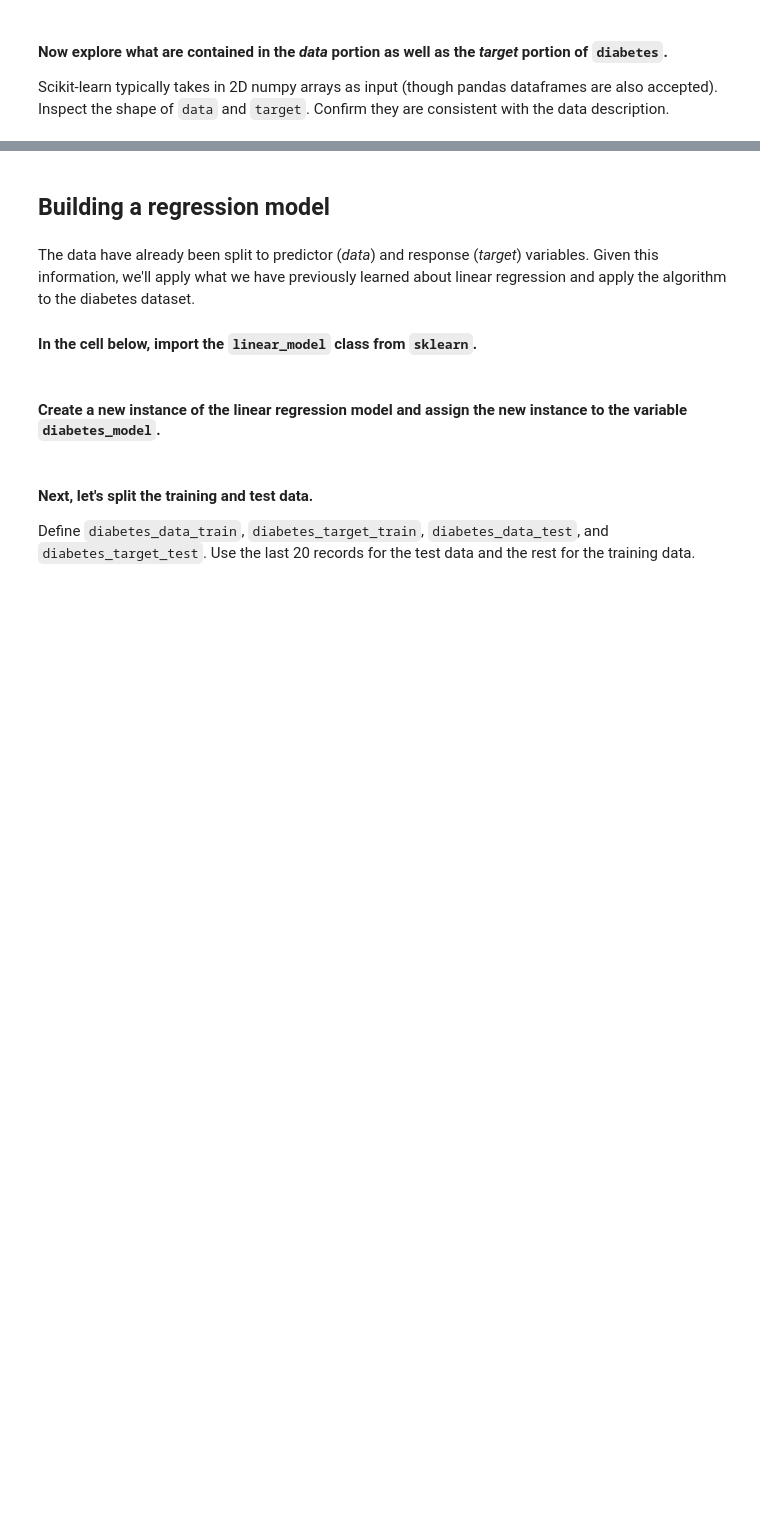
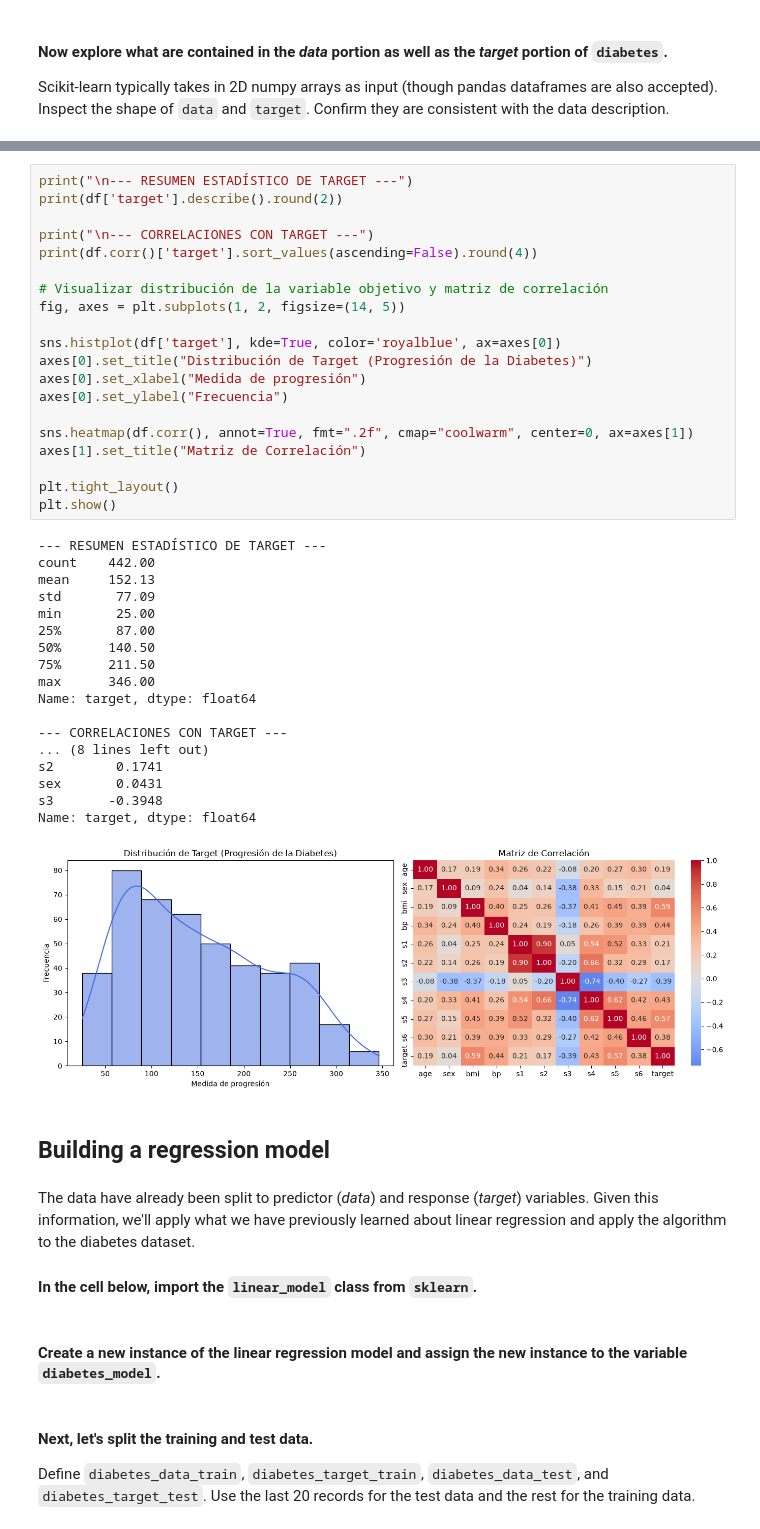
Before and after one commit to L4STR4/CURSO, a Jupyter notebook: 3-Machine_Learning/1-Supervisado/1-Regression/1-Linear_Regression/ejercicios/2 Diabetes.ipynb, the cells around one changed output, grey strips where cells are left out. Saved outputs shown, nothing was run; the diff lists cells and outputs as text; blank space fills up the shorter version.

```diff
--- a/3-Machine_Learning/1-Supervisado/1-Regression/1-Linear_Regression/ejercicios/2 Diabetes.ipynb
+++ b/3-Machine_Learning/1-Supervisado/1-Regression/1-Linear_Regression/ejercicios/2 Diabetes.ipynb
@@ -79,3 +118,42 @@ Scikit-learn typically takes in 2D numpy arrays as input (though pandas datafram
+# %%
+print("\n--- RESUMEN ESTADÍSTICO DE TARGET ---")
+print(df['target'].describe().round(2))
+
+print("\n--- CORRELACIONES CON TARGET ---")
+print(df.corr()['target'].sort_values(ascending=False).round(4))
+
+# Visualizar distribución de la variable objetivo y matriz de correlación
+fig, axes = plt.subplots(1, 2, figsize=(14, 5))
+
+sns.histplot(df['target'], kde=True, color='royalblue', ax=axes[0])
+axes[0].set_title("Distribución de Target (Progresión de la Diabetes)")
+axes[0].set_xlabel("Medida de progresión")
+axes[0].set_ylabel("Frecuencia")
+
+sns.heatmap(df.corr(), annot=True, fmt=".2f", cmap="coolwarm", center=0, ax=axes[1])
+axes[1].set_title("Matriz de Correlación")
+
+plt.tight_layout()
+plt.show()
+# %% [output]
+--- RESUMEN ESTADÍSTICO DE TARGET ---
+count    442.00
+mean     152.13
+std       77.09
+min       25.00
+25%       87.00
+50%      140.50
+75%      211.50
+max      346.00
+Name: target, dtype: float64
+
+--- CORRELACIONES CON TARGET ---
+... (8 lines left out)
+s2        0.1741
+sex       0.0431
+s3       -0.3948
+Name: target, dtype: float64
+[figure, added]
 # %% [markdown]
 ## Building a regression model
 # %% [markdown]
```
Also changed, not shown: parts of 6 cells of this notebook, 1 other file.
